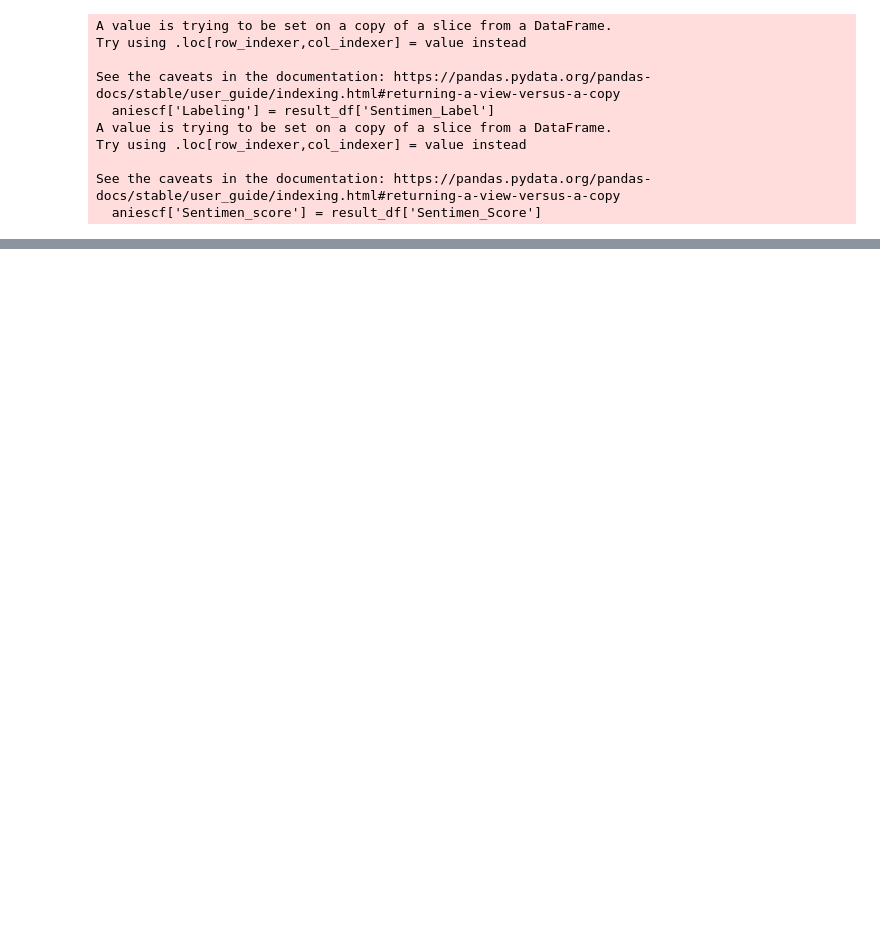
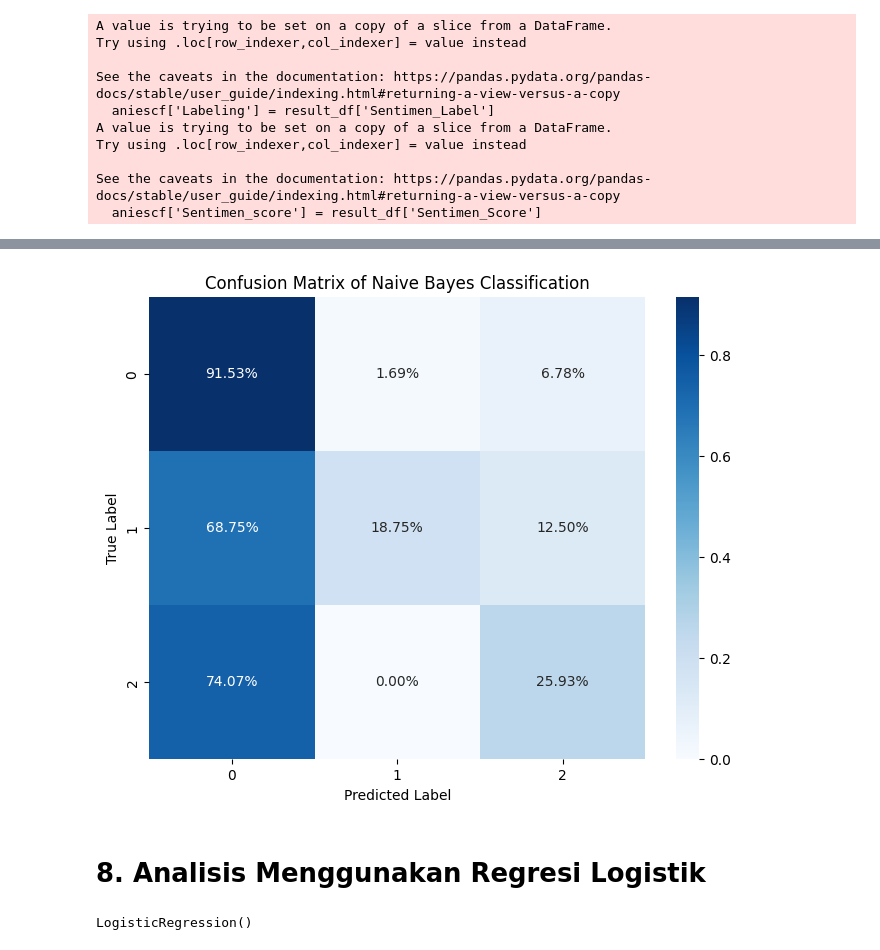
Before and after one commit to Alisya0910/SkripsiAlisya, a Jupyter notebook: DataPreprocessingAnies.ipynb, the cells around one changed output, grey strips where cells are left out. Saved outputs shown, nothing was run; the diff lists cells and outputs as text; code cells hidden in the pictures; blank space fills up the shorter version.

```diff
--- a/DataPreprocessingAnies.ipynb
+++ b/DataPreprocessingAnies.ipynb
@@ -496 +500,7 @@ test_data
+# %%
+from sklearn.feature_extraction.text import CountVectorizer
+
+vectorizer = CountVectorizer()
+X_train_vectorized = vectorizer.fit_transform(X_train)
+X_test_vectorized = vectorizer.transform(X_test)
 # %% [markdown]
@@ -497,0 +508,8 @@ test_data
+# %%
+from sklearn.naive_bayes import MultinomialNB
+from sklearn.metrics import accuracy_score, classification_report, confusion_matrix
+import matplotlib.pyplot as plt
+
+
+naive_bayes = MultinomialNB()
+naive_bayes.fit(X_train_vectorized, y_train)
@@ -497,0 +518,17 @@ test_data
+# %%
+# Predictions on the test set
+predictions = naive_bayes.predict(X_test_vectorized)
+
+# Evaluate the model
+accuracy_NB = accuracy_score(y_test, predictions)
+print(f'Accuracy of Naive Bayes Multinomial classifier on test set: {accuracy_NB:.2f}')
+
+# Classification report
+print('\nClassification Report:\n', classification_report(y_test, predictions))
+
+# Confusion matrix
+conf_matrix_NB = confusion_matrix(y_test, predictions)
+
+conf_matrix_NB_percent = conf_matrix_NB.astype('float')/ conf_matrix_NB.sum(axis=1)[:, np.newaxis]
+
+print('\nConfusion Matrix:\n', conf_matrix_NB)
@@ -497,0 +554,21 @@ test_data
+# %%
+# Example: Confusion Matrix Heatmap
+import seaborn as sns
+
+plt.figure(figsize=(8, 6))
+sns.heatmap(conf_matrix_NB_percent, annot=True, cmap='Blues', xticklabels=naive_bayes.classes_, yticklabels=naive_bayes.classes_, fmt='.2%')
+plt.title('Confusion Matrix of Naive Bayes Classification')
+plt.xlabel('Predicted Label')
+plt.ylabel('True Label')
+plt.show()
+# %% [output]
+[figure, added]
+# %% [markdown]
+# 8. **Analisis Menggunakan Regresi Logistik**
+# %%
+from sklearn.linear_model import LogisticRegression
+
+logistic_regression = LogisticRegression()
+logistic_regression.fit(X_train_vectorized, y_train)
+# %% [output]
+LogisticRegression()
```
Also changed, not shown: parts of 23 cells of this notebook.
